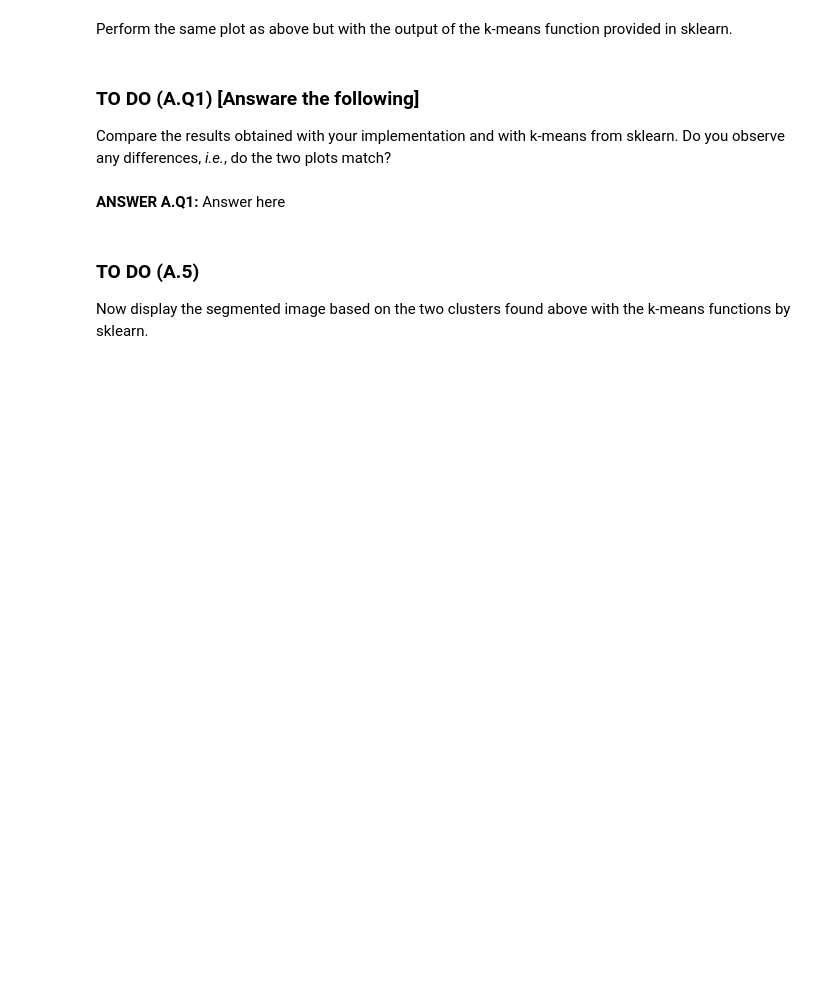
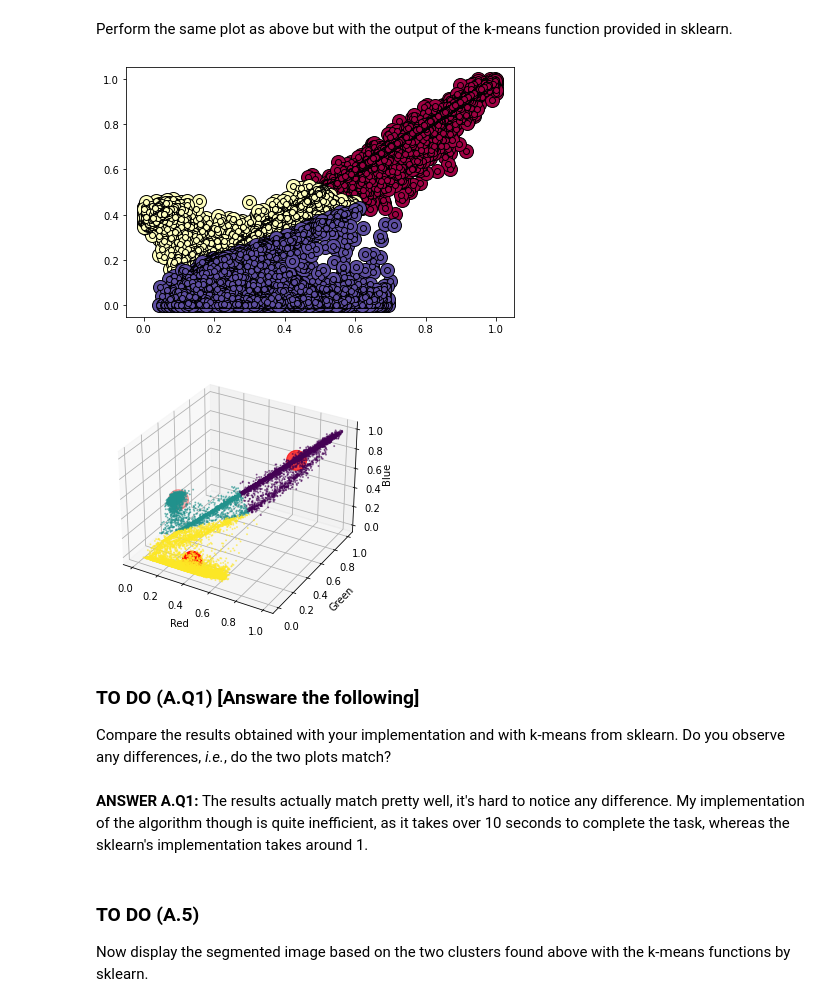
Before and after one commit to T3X3K/machineLearning, a Jupyter notebook: assignment_lab03.ipynb, the cells around one changed output. Drawn from its saved outputs; the diff is of its cells as text; code cells hidden in the pictures; blank space fills up the shorter version.

```diff
--- a/assignment_lab03.ipynb
+++ b/assignment_lab03.ipynb
@@ -324,22 +327,31 @@ Now use the k-means function provided in sklearn. Pass to the function the numbe
 # %%
 # Define the K-means model
 # ADD YOUR CODE HERE
+kmeans = KMeans(n_clusters=3, n_init=10)
 
 # Fit the model to the data
 # ADD YOUR CODE HERE
+kmeans.fit(santa)
 
 # Get the cluster centers
 # ADD YOUR CODE HERE
+cluster_centers = kmeans.cluster_centers_
 # %% [markdown]
 Perform the same plot as above but with the output of the k-means function provided in sklearn.
 # %%
 # ADD YOUR CODE HERE
+new_labels = kmeans.predict(santa)
+cluster_plot(new_labels, santa)
+scatter_plot(santa, new_labels, cluster_centers)
+# %% [output]
+[figure, added]
+[figure, added]
 # %% [markdown]
 ### TO DO (A.Q1) [Answare the following]
 
 Compare the results obtained with your implementation and with k-means from sklearn. Do you observe any differences, *i.e.*, do the two plots match?
-# %% [markdown]
-**ANSWER A.Q1:** Answer here
+# %% [markdown]
+**ANSWER A.Q1:** The results actually match pretty well, it's hard to notice any difference. My implementation of the algorithm though is quite inefficient, as it takes over 10 seconds to complete the task, whereas the sklearn's implementation takes around 1.
 # %% [markdown]
 ### TO DO (A.5)
 
```
Also changed, not shown: parts of 14 cells of this notebook.
